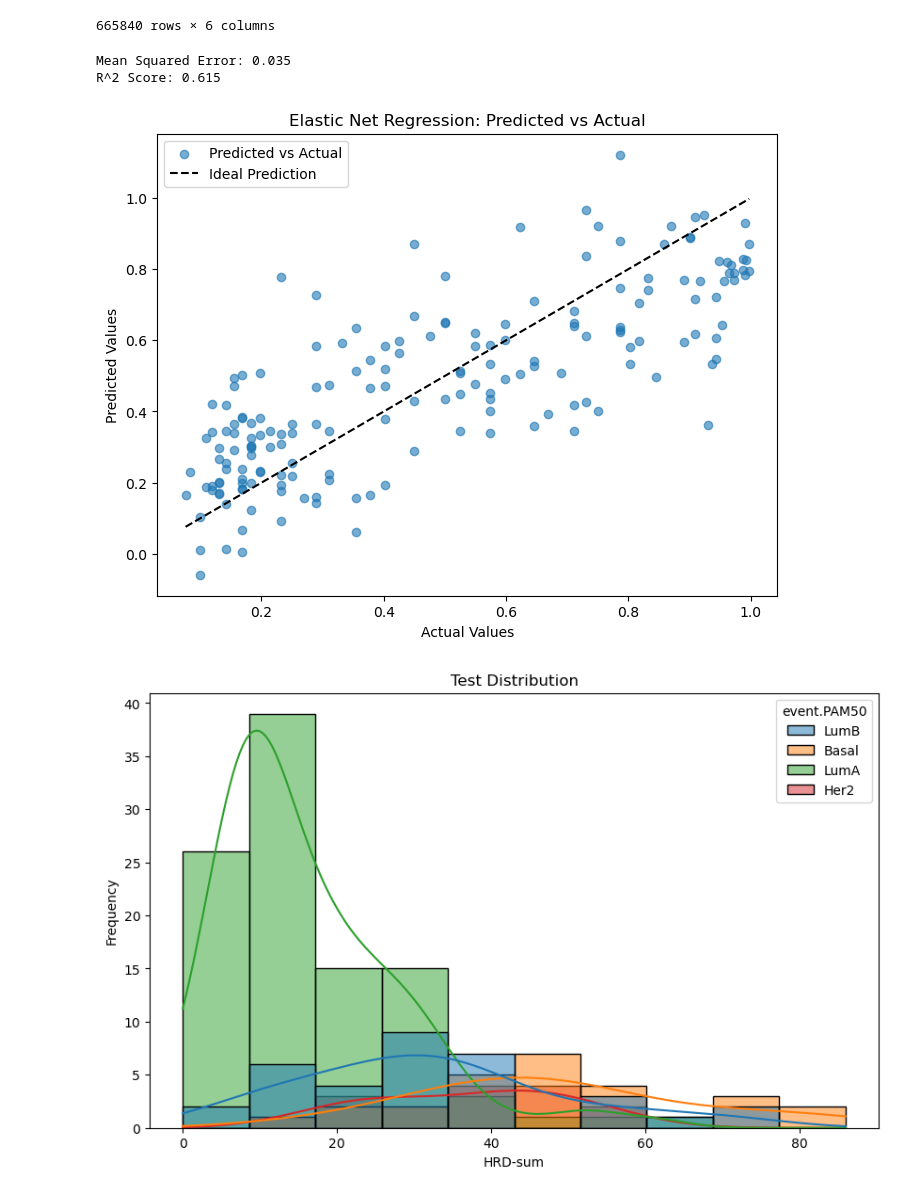
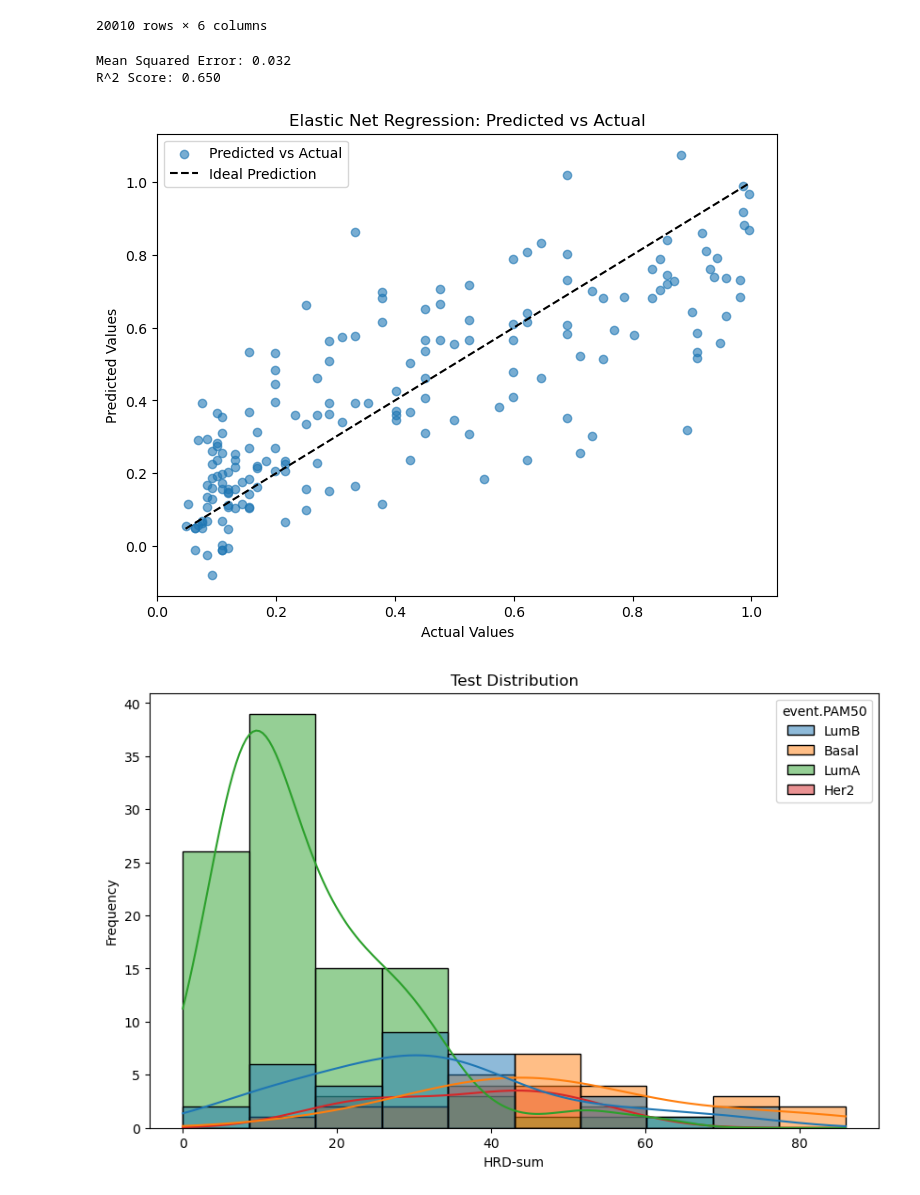
Before and after one commit to l1joseph/Multiscale_HRD_Classifier, a Jupyter notebook: Scripts/fml.ipynb, the cells around one changed output. Drawn from its saved outputs; the diff is of its cells as text; code cells hidden in the pictures.

```diff
--- a/Scripts/fml.ipynb
+++ b/Scripts/fml.ipynb
@@ -53,6 +50,9 @@ tpm = tpm[~tpm.index.duplicated(keep='first')]
 # Keep only Primary Tumor samples in tpm
 tpm = tpm.loc[tpm.index.str[13:15] == "01"]
 
+filtered_columns = [col for col in fpkm.columns if '|' in col and 'protein_coding' in col.split('|')[2]]
+fpkm = fpkm[filtered_columns]
+
 # Further processing for fpkm
 fpkm.columns = [col.split('|')[1] if '|' in col else col for col in fpkm.columns]
 fpkm.index = fpkm.index.map(lambda x: x[:12])
@@ -76,6 +76,8 @@ tpm.sort_index(inplace=True)
 tpm = tpm.rename_axis("tpm", axis="index")
 tpm = tpm.apply(pd.to_numeric, errors='coerce')
 tpm.fillna(0, inplace=True)
+tpm = tpm[tpm.columns.intersection(fpkm.columns)]
+
 
 print(f"fpkm shape: {fpkm.shape}")
 print(f"deconvo shape: {deconvo.shape}")
@@ -166,7 +168,7 @@ def prepare_deseq2_data(counts_df, metadata_df, common_indices):
 # -------------------- Prepare Data for DESeq2 --------------------
 
 # Use tpm as your gene expression data
-features_df = tpm
+features_df = fpkm
 metadata_truncated = metadata.loc[metadata.index.intersection(features_df.index)]
 # Add a base HRD status (not used in the final regression but for DESeq2 design)
 metadata_truncated['HRD_status_base'] = metadata_truncated['HRD-sum'].apply(lambda x: 'HRD' if x >= 42 else 'HR')
@@ -184,11 +186,11 @@ gene_expression_aligned, softLabel_metadata_aligned = prepare_deseq2_data(
 basic = runDESeq2(gene_expression_aligned, softLabel_metadata_aligned, 'HRD_status_base')
 
 # -------------------- Model Training Function --------------------
-
+common_de_genes = []
 def train_model(params, metadata):
+    global common_de_genes
     # Filter differential expression results based on the provided p-value and fold-change thresholds
-    basic_filt = basic[(basic["padj"] <= params['pvals']) &
-                       ((basic["log2FoldChange"] >= 2) | (basic["log2FoldChange"] <= -2))]
+    basic_filt = basic[(basic["padj"] <= params['pvals'])]
     # Extract gene names (removing the added unique suffix)
     de_genes = [gene.split('_')[0] for gene in basic_filt.index]
 
@@ -235,6 +237,8 @@ def train_model(params, metadata):
     mse = mean_squared_error(y_test, y_pred)
     r2 = r2_score(y_test, y_pred)
 
+    common_de_genes = features_df.columns
+
     return mse, r2, model, X_train, X_test, y_test, y_pred
 
 # -------------------- Run with Fixed Parameters --------------------
@@ -242,11 +246,11 @@ def train_model(params, metadata):
 # Use the fixed parameters as specified
 fixed_params = {
     'softlabels': 'Sigmoid',
-    'softlabel_thresholds': 25,
+    'softlabel_thresholds': 30,
     'softlabel_gradients': 0.1,
     'pvals': 0.01,
     'normalization': 'log2',
-    'l1_ratio': 0.9,
+    'l1_ratio': 0.5,
     'downsample_thresholds': 35,
     'downsample': (False, False),
     'alpha': 0.01
@@ -318,6 +323,6 @@ Log2 fold change & Wald test p-value: HRD-status-base HRD vs HR
-665840 rows × 6 columns
-Mean Squared Error: 0.035
-R^2 Score: 0.615
+20010 rows × 6 columns
+Mean Squared Error: 0.032
+R^2 Score: 0.650
-[figure, old version]
+[figure, new version]
 [figure]
 [figure]
```
Also changed, not shown: parts of 10 cells of this notebook, 3 other files.
